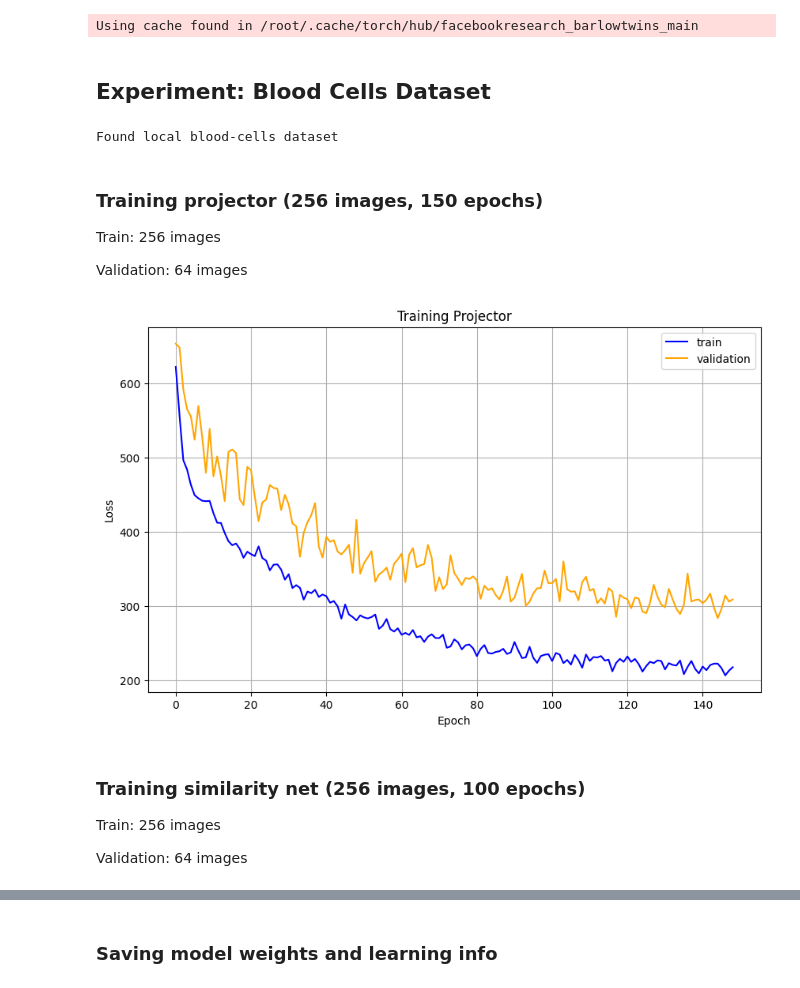
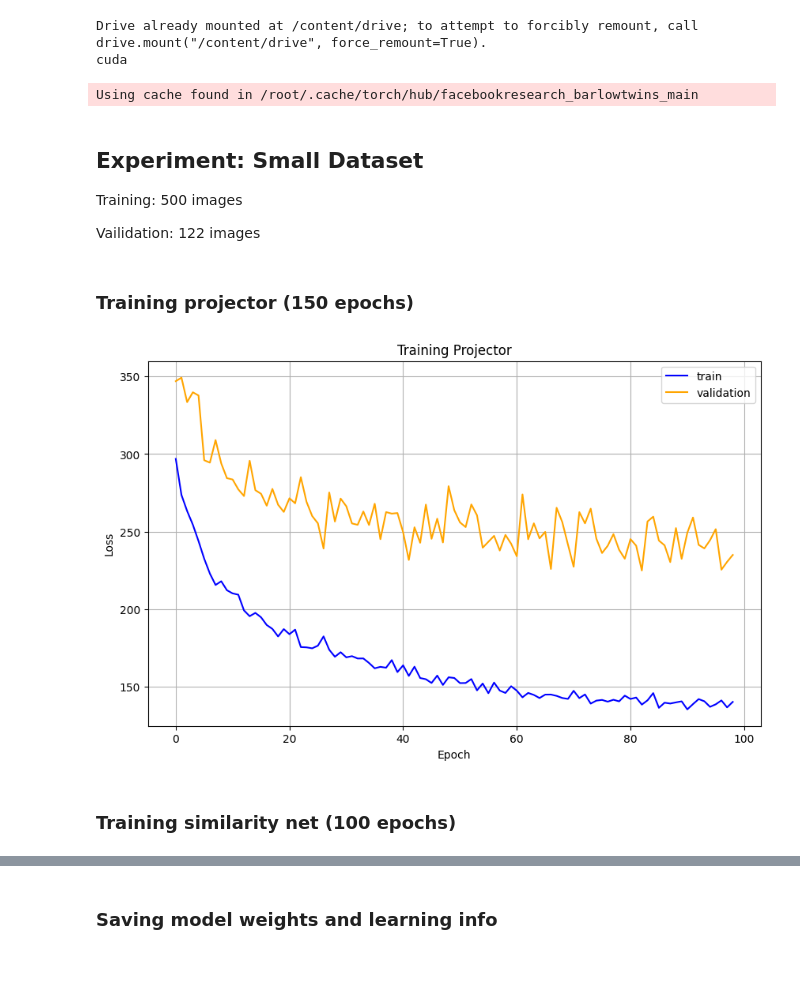
Before and after one commit to intsystems/2025-Project-170, a Jupyter notebook: code/computational_experiment.ipynb, the cells around one changed output, grey strips where cells are left out. Cells and saved outputs as stored; diff of their text form; code cells hidden in the pictures.

Commit message:
better computational experiment

```diff
--- a/code/computational_experiment.ipynb
+++ b/code/computational_experiment.ipynb
@@ -25,19 +25,22 @@ from tqdm import tqdm
 
 filterwarnings('ignore')
 # %%
+ROOT_DIR = "drive/MyDrive/Colab/170"
+
 def save_to_drive(filepath, folder=''):
     if folder == '':
-        !cp -r $filepath drive/MyDrive/Colab/170/
+        !cp -r $filepath $ROOT_DIR/
     else:
-        !cp -r $filepath drive/MyDrive/Colab/170/$folder/
+        !cp -r $filepath $ROOT_DIR/$folder/
 
 from google.colab import drive
 drive.mount('/content/drive')
 
-DATASETS_FOLDER = "datasets"
-
 device = torch.device('cuda' if torch.cuda.is_available() else 'cpu')
 print(device)
+# %% [output]
+Drive already mounted at /content/drive; to attempt to forcibly remount, call drive.mount("/content/drive", force_remount=True).
+cuda
 # %%
 '''
 #####
@@ -287,7 +290,9 @@ class BarlowTwins(nn.Module):
         self.sim = nn.Sequential(
             nn.Linear(sizes[-1] * 2, 256),
             nn.ReLU(),
-            nn.Linear(256, 32),
+            nn.Linear(256, 64),
+            nn.ReLU(),
+            nn.Linear(64, 32),
             nn.ReLU(),
             nn.Linear(32, 1),
             nn.Sigmoid()
@@ -318,8 +323,8 @@ class BarlowTwins(nn.Module):
         return self.sim(torch.cat((z1, z2), dim=1)).squeeze(1)
 
     def adjust_learning_rate(self, optimizer, epoch, epochs):
-        start_lr = 5e-3
-        end_lr = 5e-4
+        start_lr = 3e-3
+        end_lr = 3e-4
 
         coef = 0.5 * (1 + math.cos(math.pi * epoch / epochs))
         lr = start_lr * coef + end_lr * (1 - coef)
@@ -369,9 +374,9 @@ class BarlowTwins(nn.Module):
 
             train_losses.append(total_train_loss)
             validation_losses.append(total_validation_loss)
-            clear_output()
 
             if plot:
+                clear_output()
                 plt.figure(figsize=(10, 6))
                 plt.title("Training Projector")
                 plt.plot(train_losses, color='blue', label="train")
@@ -416,7 +421,6 @@ class BarlowTwins(nn.Module):
                 loss = criterion(prob, target)
                 total_train_loss = (total_train_loss * batch_idx + loss.item()) / (batch_idx + 1)
                 mean_train_acc = (mean_train_acc * batch_idx + Metrics.f1_score(prob, target)) / (batch_idx + 1)
-                # self.adjust_learning_rate(optimizer, epoch, epochs)
                 optimizer.zero_grad()
                 loss.backward()
                 optimizer.step()
@@ -440,9 +444,9 @@ class BarlowTwins(nn.Module):
             validation_losses.append(total_validation_loss)
             train_acc.append(mean_train_acc)
             validation_acc.append(mean_validation_acc)
-            clear_output()
 
             if plot:
+                clear_output()
                 plt.figure(figsize=(14, 6))
                 plt.suptitle("Training Similarity Net")
 
@@ -567,32 +555,38 @@ def download_blood_cells_dataset():
 # %%
 resnet_model = torch.hub.load('facebookresearch/barlowtwins:main', 'resnet50')
 
-barlow_twins = BarlowTwins(resnet_model, 'avgpool', [2048, 1024, 1024],
+barlow_twins = BarlowTwins(resnet_model, 'avgpool', [2048, 1024, 1024, 1024],
                       3.9e-3, 1)
 # %% [output]
 Using cache found in /root/.cache/torch/hub/facebookresearch_barlowtwins_main
-# %% [markdown]
-## Experiment: Blood Cells Dataset
+# %% [markdown]
+## Experiment: Small Dataset
+
+Training: 500 images
+
+Vailidation: 122 images
 # %%
-download_blood_cells_dataset()
-blood_cells_images = load_images("blood-cells", 256 + 64)
+images = load_dataset("dataset_small")
+random.shuffle(images)
 
-for i in range(len(blood_cells_images)):
-    blood_cells_images[i] = to_pil_image(blood_cells_images[i])
+train_size = 500
 
-blood_cells_train = blood_cells_images[:256]
-blood_cells_validation = blood_cells_images[256:]
+for i in range(len(images)):
+    images[i] = to_pil_image(images[i])
 
-proj_train_dataset = ImageDataset(blood_cells_train,
+train = images[:train_size]
+validation = images[train_size:]
+
+proj_train_dataset = ImageDataset(train,
                        transform=Transform())
-proj_validation_dataset = ImageDataset(blood_cells_validation,
+proj_validation_dataset = ImageDataset(validation,
                        transform=Transform())
 
-sim_train_dataset = RandomPairImageDataset(blood_cells_train,
+sim_train_dataset = RandomPairImageDataset(train,
                        transform_first=TransformFirst(),
                        transform_second=TransformSecond(),
                        same_prob=0.4)
-sim_validation_dataset = RandomPairImageDataset(blood_cells_validation,
+sim_validation_dataset = RandomPairImageDataset(validation,
                        transform_first=TransformFirst(),
                        transform_second=TransformSecond(),
                        same_prob=0.4)
@@ -602,31 +596,21 @@ proj_validation_dataloader = DataLoader(proj_validation_dataset, batch_size=32,
 
 sim_train_dataloader = DataLoader(sim_train_dataset, batch_size=64, shuffle=True)
 sim_validation_dataloader = DataLoader(sim_validation_dataset, batch_size=32, shuffle=True)
-# %% [output]
-Found local blood-cells dataset
 # %% [markdown]
-### Training projector (256 images, 150 epochs)
-
-Train: 256 images
-
-Validation: 64 images
+### Training projector (150 epochs)
 # %%
 optimizer = torch.optim.Adam(barlow_twins.parameters())
 
 proj_train_losses, proj_validation_losses = barlow_twins.train_projector(
     proj_train_dataloader,
     proj_validation_dataloader,
     optimizer,
-    epochs=150
+    epochs=100
 )
 # %% [output]
-[figure, old version]
+[figure, new version]
 # %% [markdown]
-### Training similarity net (256 images, 100 epochs)
-
-Train: 256 images
-
-Validation: 64 images
+### Training similarity net (100 epochs)
 # %%
 optimizer = torch.optim.Adam(barlow_twins.parameters(), lr=3e-4)
 
```
Also changed, not shown: parts of 7 cells of this notebook, 6 other files.
